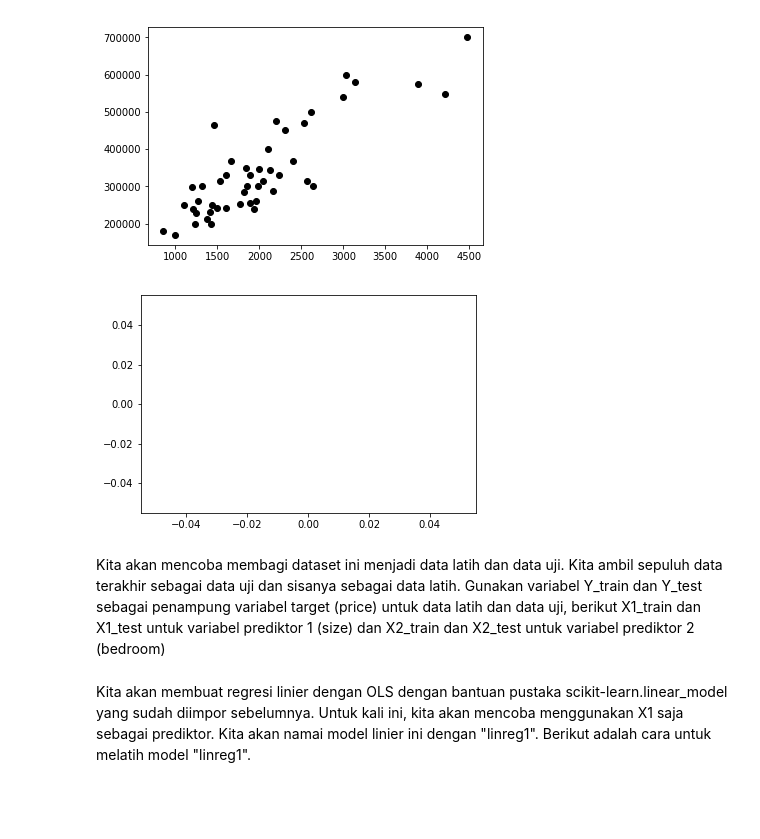
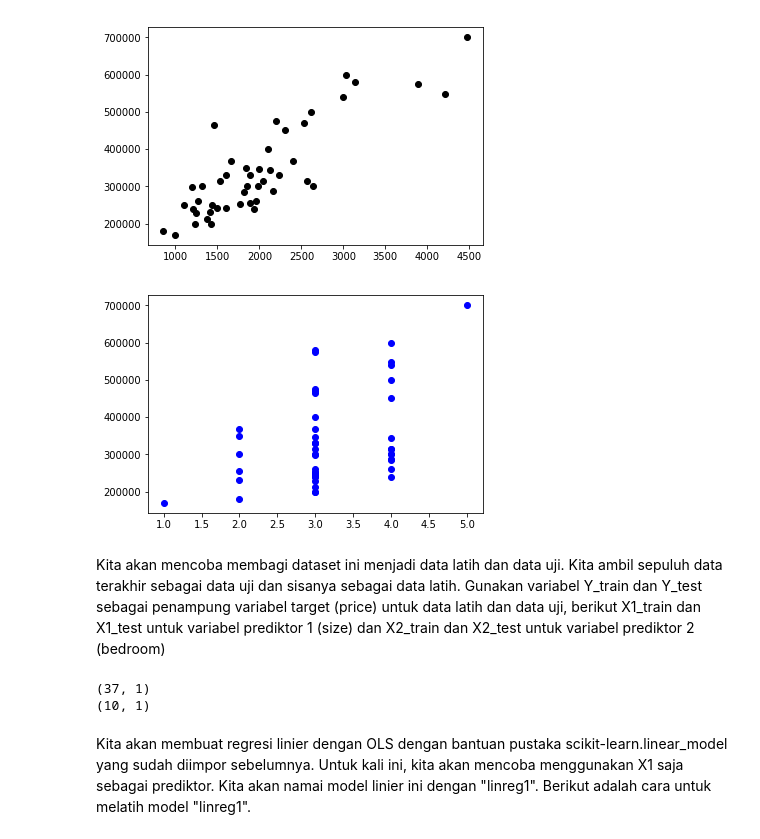
Before and after one commit to MRizkyWi/mlup18, a Jupyter notebook: 3. Regresi Linier - Bagian 1.ipynb, the cells around one changed output. Cells and saved outputs as stored; diff of their text form; code cells hidden in the pictures; blank space fills up the shorter version.

```diff
--- a/3. Regresi Linier - Bagian 1.ipynb
+++ b/3. Regresi Linier - Bagian 1.ipynb
@@ -92,7 +92,7 @@ from sklearn.metrics import mean_squared_error, r2_score
 ##### Tugas 1: Tampilkan dataset pricing house Portland
 # %%
 #load dataset portland dari folder "Data\Regression\House Price Portland" dengan nama file "data.csv" menggunakan pandas
-data = pd.read_csv("Data\Regression\House Price Portland\data.csv")
+data = pd.read_csv("Data/Regression/House Price Portland/data.csv")
 
 #Tampilkan shape dari data (isi di sini)
-None
+print(data.shape)
@@ -111,13 +120,13 @@ plt.show()
 [figure]
 # %%
 #Lakukan plot yang sama dengan X2 adalah bedroom
-X2 = None
-Y = None
+X2 = data['bedroom']
+Y = data['price']
 plt.scatter(X2, Y,  color='blue')
 
 plt.show()
 # %% [output]
-[figure, old version]
+[figure, new version]
 # %% [markdown]
 Kita akan mencoba membagi dataset ini menjadi data latih dan data uji. Kita ambil sepuluh data terakhir sebagai data uji dan sisanya sebagai data latih. Gunakan variabel Y_train dan Y_test sebagai penampung variabel target (price) untuk data latih dan data uji, berikut X1_train dan X1_test untuk variabel prediktor 1 (size) dan X2_train dan X2_test untuk variabel prediktor 2 (bedroom)
 # %%
@@ -136,6 +145,12 @@ X1_train = X1_train.values.reshape(-1,1)
 X2_train = X2_train.values.reshape(-1,1)
 X1_test = X1_test.values.reshape(-1,1)
 X2_test = X2_test.values.reshape(-1,1)
+# %%
+print(X1_train.shape)
+print(X1_test.shape)
+# %% [output]
+(37, 1)
+(10, 1)
 # %% [markdown]
 Kita akan membuat regresi linier dengan OLS dengan bantuan pustaka scikit-learn.linear_model yang sudah diimpor sebelumnya. Untuk kali ini, kita akan mencoba menggunakan X1 saja sebagai prediktor. Kita akan namai model linier ini dengan "linreg1". Berikut adalah cara untuk melatih model "linreg1".
 # %%
```
Also changed, not shown: parts of 4 cells of this notebook, 3 other files.
